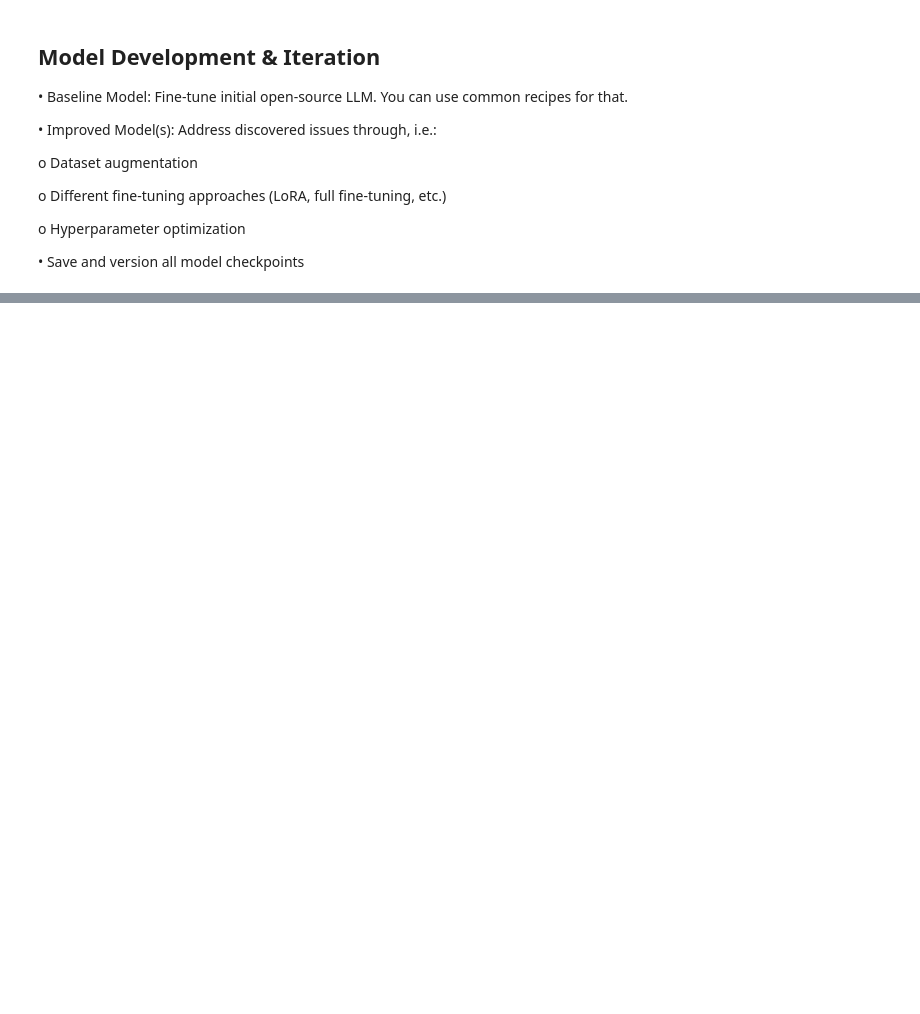
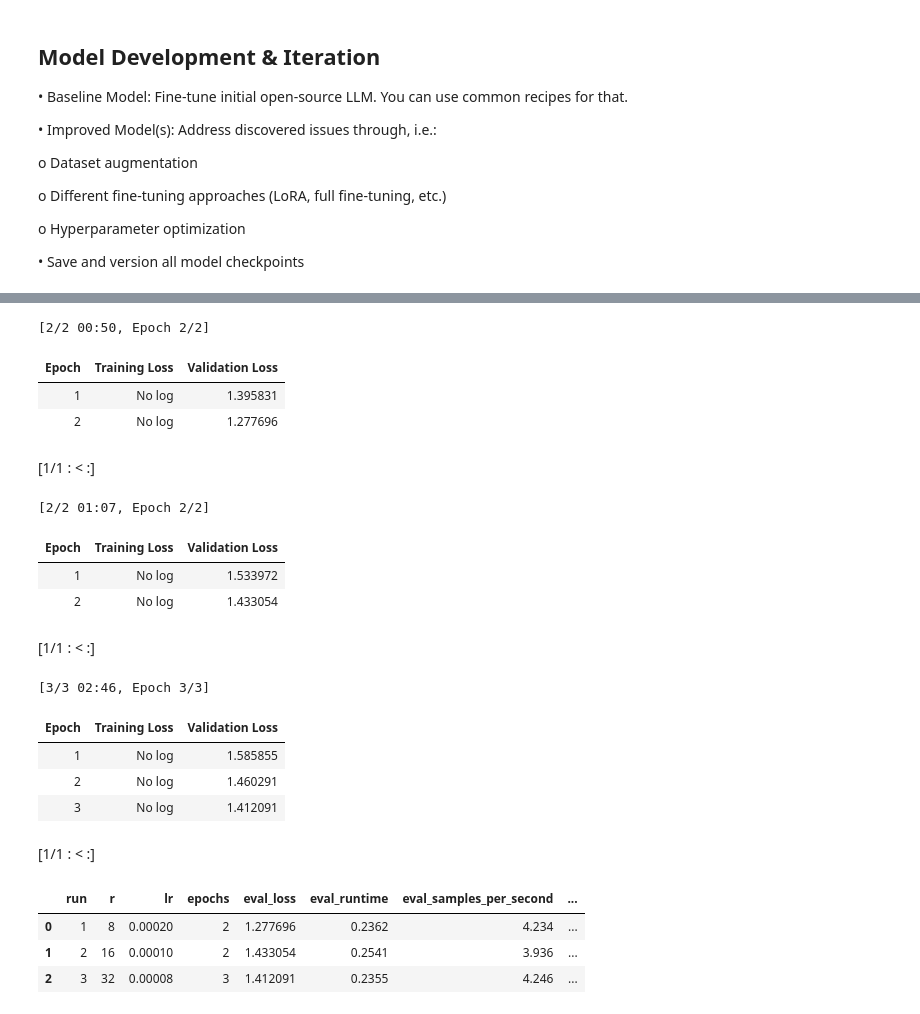
Before and after one commit to Schwaldlander/DomainNameSuggest, a Jupyter notebook: main.ipynb, the cells around one changed output, grey strips where cells are left out. Drawn from its saved outputs; the diff is of its cells as text; code cells hidden in the pictures; blank space fills up the shorter version.

```diff
--- a/main.ipynb
+++ b/main.ipynb
@@ -110,6 +110,8 @@ business_catalog = [
     ("Pet supplements DTC", ["pet","chew","boost"], "friendly, credible", [".com",".pet",".shop"], "en", "Latin", ""),
     ("Outdoor gear rental", ["camp","hike","rent"], "adventurous, practical", [".com",".outdoors",".rentals"], "en", "Latin", ""),
     ("Kids coding classes", ["code","kids","learn"], "playful, educational", [".com",".school",".academy"], "en", "Latin", ""),
+    ("Local Donut Shop", ["donut", "coffee", "sweet", "local"], "friendly, cozy, welcoming", [".com", ".shop", ".cafe"], "en", "Latin", ""),
+    ("Job Networking Platform", ["jobs", "hire", "connect", "career", "talent", "work", "network", "match", "growth"], "professional, trustworthy, aspirational", [".com", ".io", ".ai"], "en", "Latin",""),
 ]
 
 complexity_levels = ["basic","moderate","advanced"]
@@ -261,8 +263,8 @@ if not os.path.exists(paths["candidates"]):
     for c in candidates:
         f.write(json.dumps(c, ensure_ascii=False)+"\n")
 
-if not os.path.exists(path[])
-with open(paths["pairwise"], "w", encoding="utf-8") as f:
+if not os.path.exists(paths["pairwise"]):
+  with open(paths["pairwise"], "w", encoding="utf-8") as f:
     for p in pairwise:
         f.write(json.dumps(p, ensure_ascii=False)+"\n")
 # %% [markdown]
@@ -474,33 +512,57 @@ sweep = [
 ]
 results = []
 
 for i, hp in enumerate(sweep, 1):
     out = f"/content/drive/MyDrive/domain_suggest/checkpoints/qlora_sweep_run{i}"
     cfg = deepcopy(peft_cfg)
     cfg.r = hp["r"]
     model = AutoModelForCausalLM.from_pretrained(BASE_MODEL, quantization_config=bnb_cfg, device_map="auto", torch_dtype=torch.bfloat16)
+    model = prepare_model_for_kbit_training(model)
+    model.config.use_cache = False
+    model.gradient_checkpointing_enable()
     model = get_peft_model(model, cfg)
 
     args = TrainingArguments(
         output_dir=out,
         per_device_train_batch_size=2,
         per_device_eval_batch_size=2,
         gradient_accumulation_steps=8,
         learning_rate=hp["lr"],
         num_train_epochs=hp["epochs"],
         logging_steps=25,
         eval_strategy="epoch",
         save_strategy="epoch",
         bf16=True,
         gradient_checkpointing=True,
         report_to="none"
     )
     trainer = Trainer(model=model, args=args, train_dataset=tokenized["train"], eval_dataset=tokenized["validation"], data_collator=collator)
     trainer.train()
     metrics = trainer.evaluate()
     results.append({"run": i, **hp, **metrics})
 
 pd.DataFrame(results)
+# %% [output]
+[2/2 00:50, Epoch 2/2]
+| Epoch | Training Loss | Validation Loss |
+| 1 | No log | 1.395831 |
+| 2 | No log | 1.277696 |
+[1/1 : < :]
+[2/2 01:07, Epoch 2/2]
+| Epoch | Training Loss | Validation Loss |
+| 1 | No log | 1.533972 |
+| 2 | No log | 1.433054 |
+[1/1 : < :]
+[3/3 02:46, Epoch 3/3]
+| Epoch | Training Loss | Validation Loss |
+| 1 | No log | 1.585855 |
+| 2 | No log | 1.460291 |
+| 3 | No log | 1.412091 |
+[1/1 : < :]
+|  | run | r | lr | epochs | eval_loss | eval_runtime | eval_samples_per_second | ... |
+| 0 | 1 | 8 | 0.00020 | 2 | 1.277696 | 0.2362 | 4.234 | ... |
+| 1 | 2 | 16 | 0.00010 | 2 | 1.433054 | 0.2541 | 3.936 | ... |
+| 2 | 3 | 32 | 0.00008 | 3 | 1.412091 | 0.2355 | 4.246 | ... |
 # %%
 pairs = [json.loads(x) for x in open(pairs_path, "r", encoding="utf-8").read().splitlines()]
 cand_map = {c["candidate_id"]: c for c in cands}
```
Also changed, not shown: parts of 20 cells of this notebook.
